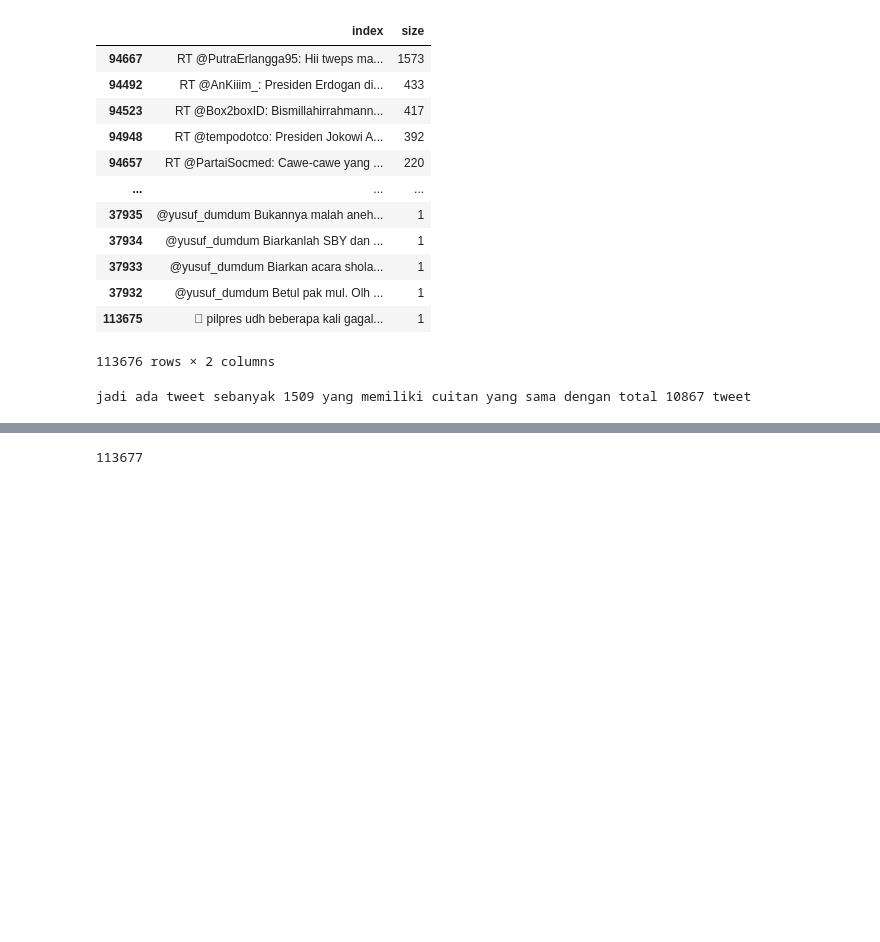
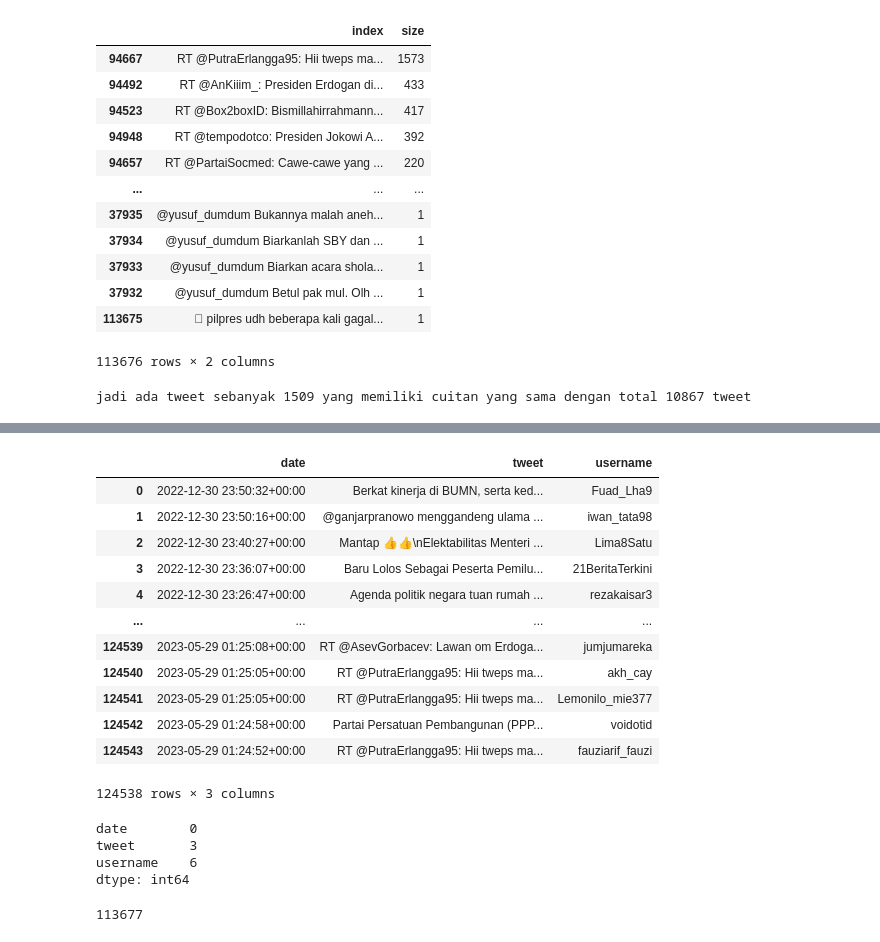
Before and after one commit to fahdmuchammad/Sentiment, a Jupyter notebook: FIX/myapp/sengab.ipynb, the cells around one changed output, grey strips where cells are left out. Cells and saved outputs as stored; diff of their text form; code cells hidden in the pictures; blank space fills up the shorter version.

```diff
--- a/FIX/myapp/sengab.ipynb
+++ b/FIX/myapp/sengab.ipynb
@@ -64,3 +98,26 @@ jadi ada tweet sebanyak 1509 yang memiliki cuitan yang sama dengan total 10867 t
+# %%
+data.dropna()
+# %% [output]
+|  | date | tweet | username |
+| 0 | 2022-12-30 23:50:32+00:00 | Berkat kinerja di BUMN, serta ked... | Fuad_Lha9 |
+| 1 | 2022-12-30 23:50:16+00:00 | @ganjarpranowo menggandeng ulama ... | iwan_tata98 |
+| 2 | 2022-12-30 23:40:27+00:00 | Mantap 👍👍\nElektabilitas Menteri ... | Lima8Satu |
+| 3 | 2022-12-30 23:36:07+00:00 | Baru Lolos Sebagai Peserta Pemilu... | 21BeritaTerkini |
+| 4 | 2022-12-30 23:26:47+00:00 | Agenda politik negara tuan rumah ... | rezakaisar3 |
+| ... | ... | ... | ... |
+| 124539 | 2023-05-29 01:25:08+00:00 | RT @AsevGorbacev: Lawan om Erdoga... | jumjumareka |
+| 124540 | 2023-05-29 01:25:05+00:00 | RT @PutraErlangga95: Hii tweps ma... | akh_cay |
+| 124541 | 2023-05-29 01:25:05+00:00 | RT @PutraErlangga95: Hii tweps ma... | Lemonilo_mie377 |
+| 124542 | 2023-05-29 01:24:58+00:00 | Partai Persatuan Pembangunan (PPP... | voidotid |
+| 124543 | 2023-05-29 01:24:52+00:00 | RT @PutraErlangga95: Hii tweps ma... | fauziarif_fauzi |
+124538 rows × 3 columns
+# %%
+data.isna().sum()
+# %% [output]
+date        0
+tweet       3
+username    6
+dtype: int64
 # %%
 data = data.drop_duplicates(subset=['tweet'])
 # %%
```
Also changed, not shown: parts of 12 cells of this notebook, 5 other files.
